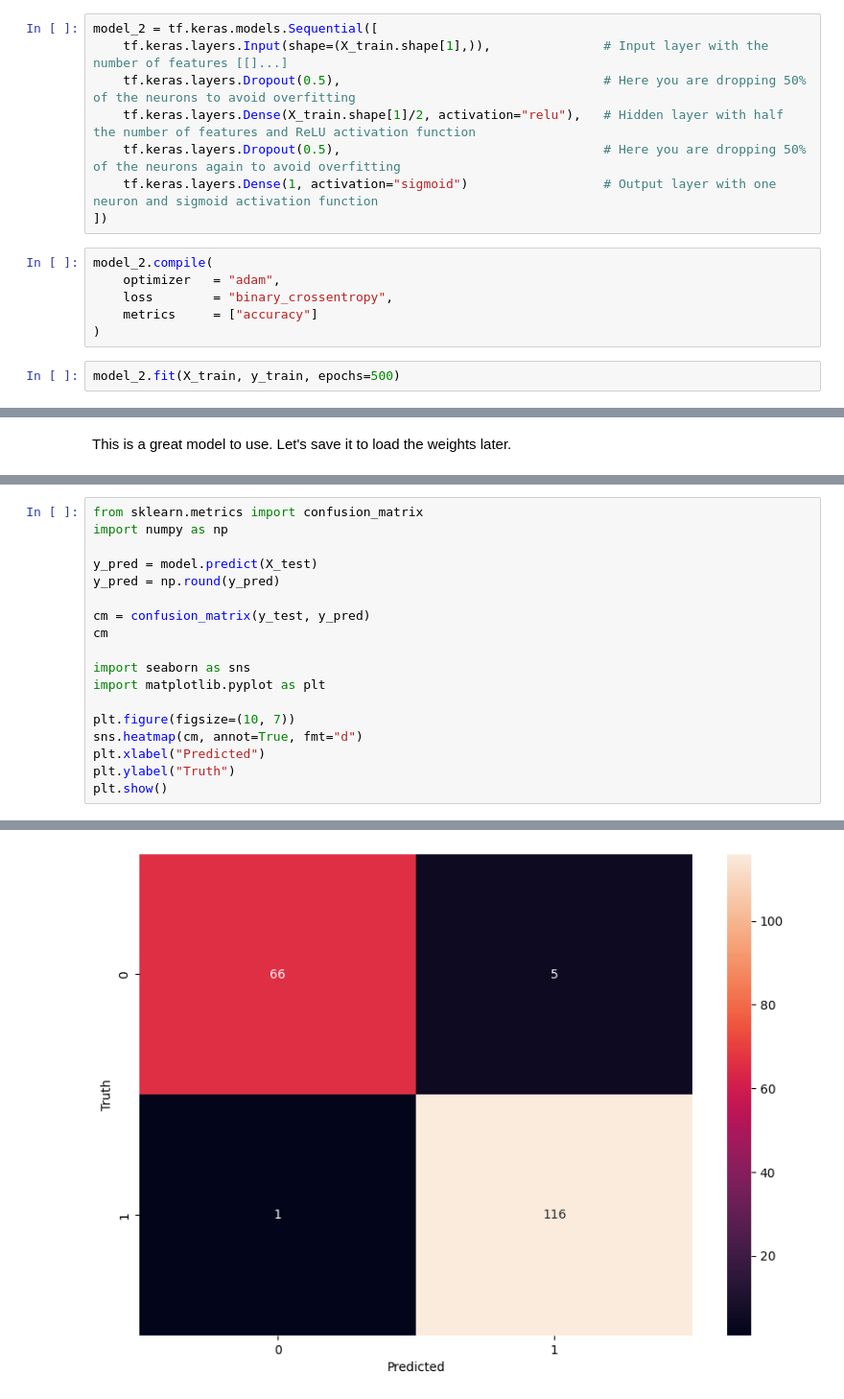
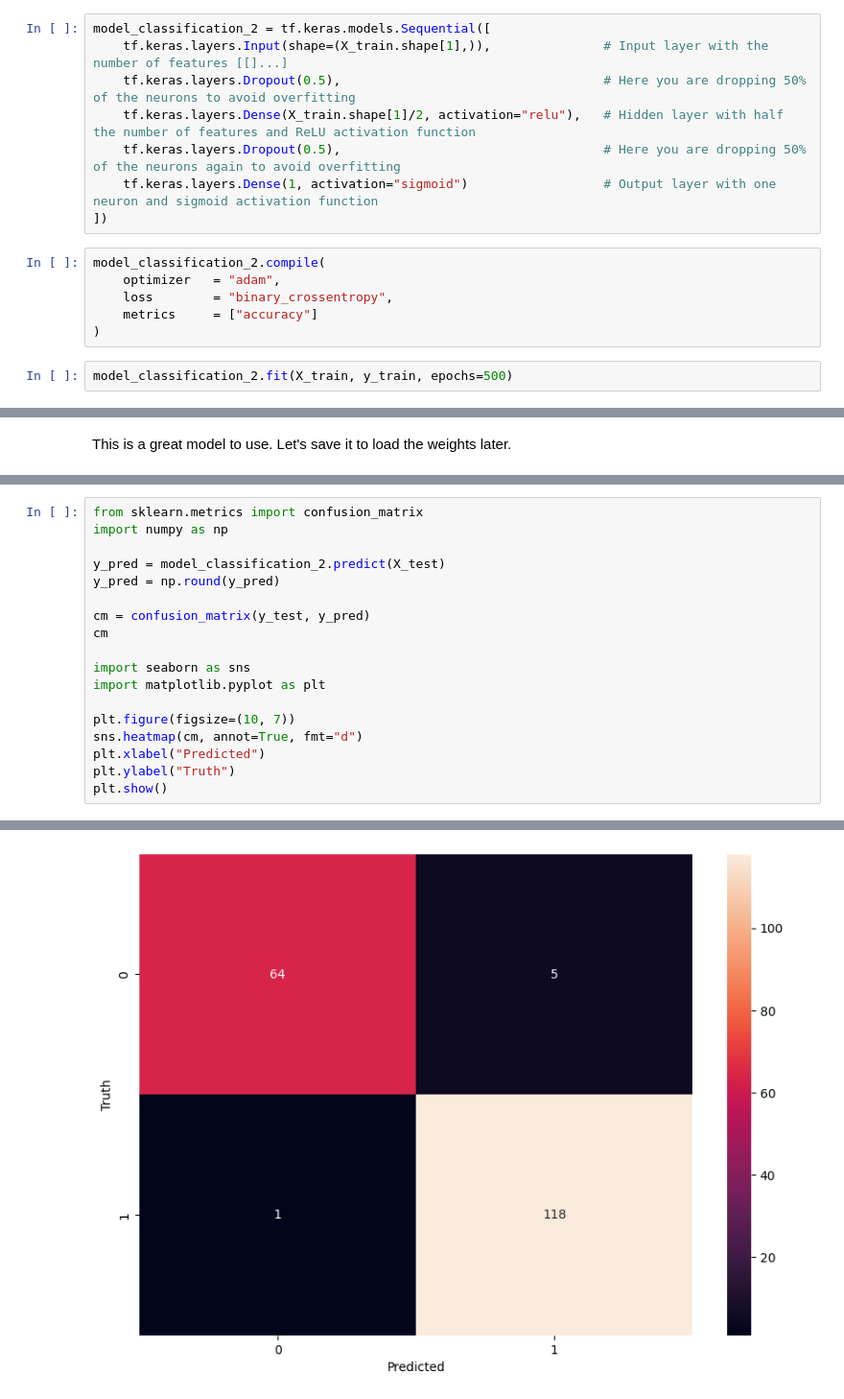
Before and after one commit to felipedepauli/so-deep, a Jupyter notebook: DL00_Classification/DL00_classification.ipynb, the cells around one changed output, grey strips where cells are left out. Shown: that part at 96% size. Cells and saved outputs as stored; diff of their text form.

```diff
--- a/DL00_Classification/DL00_classification.ipynb
+++ b/DL00_Classification/DL00_classification.ipynb
@@ -352,7 +313,7 @@ Loss: 0.1504, Accuracy: 0.9681
 # %% [markdown]
 If we got a 100% accuracy in the training data, why we got a 33% accuracy in the test data? Let's look what happened in the history. It smells like overfitting.
 # %%
-model_2 = tf.keras.models.Sequential([
+model_classification_2 = tf.keras.models.Sequential([
     tf.keras.layers.Input(shape=(X_train.shape[1],)),               # Input layer with the number of features [[]...]
     tf.keras.layers.Dropout(0.5),                                   # Here you are dropping 50% of the neurons to avoid overfitting
     tf.keras.layers.Dense(X_train.shape[1]/2, activation="relu"),   # Hidden layer with half the number of features and ReLU activation function
@@ -360,12 +321,12 @@ model_2 = tf.keras.models.Sequential([
     tf.keras.layers.Dense(1, activation="sigmoid")                  # Output layer with one neuron and sigmoid activation function
 ])
 # %%
-model_2.compile(
+model_classification_2.compile(
     optimizer   = "adam",
     loss        = "binary_crossentropy",
     metrics     = ["accuracy"]
 )
 # %%
-model_2.fit(X_train, y_train, epochs=500)
+model_classification_2.fit(X_train, y_train, epochs=500)
 # %% [output]
 Epoch 1/500
@@ -422,7 +419,7 @@ This is a great model to use. Let's save it to load the weights later.
 from sklearn.metrics import confusion_matrix
 import numpy as np
 
-y_pred = model.predict(X_test)
+y_pred = model_classification_2.predict(X_test)
 y_pred = np.round(y_pred)
 
 cm = confusion_matrix(y_test, y_pred)
@@ -441 +438 @@ plt.show()
-[figure, old version]
+[figure, new version]
```
Also changed, not shown: parts of 22 cells of this notebook, 2 other files.
